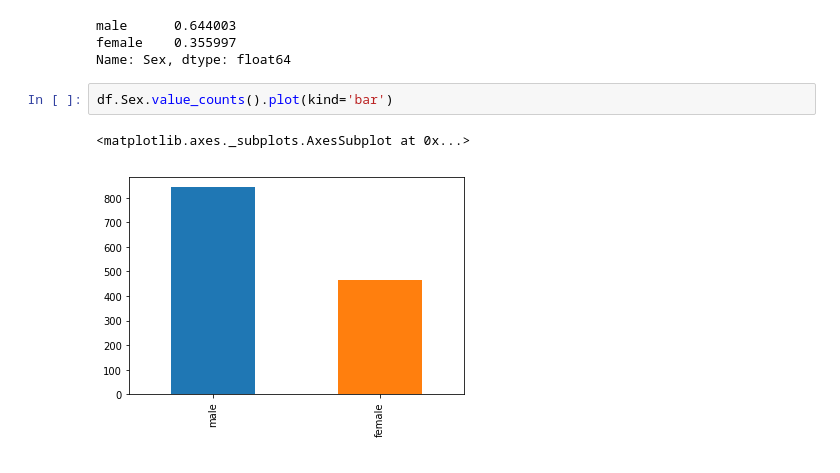
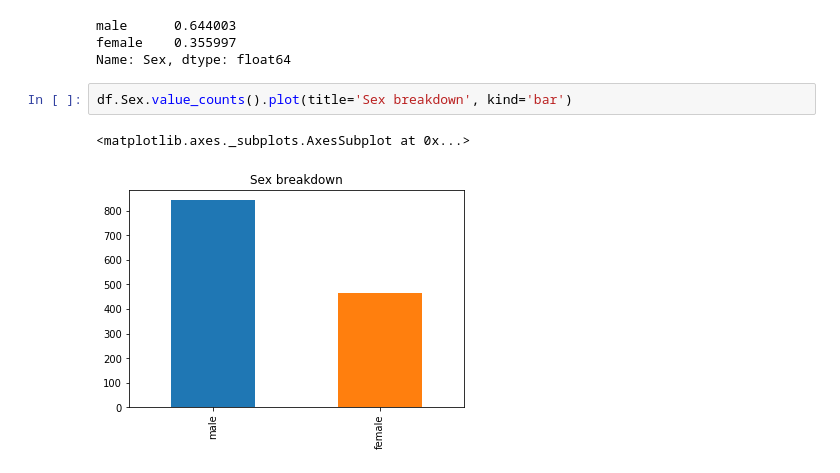
Before and after one commit to knair99/TitanicKaggleChallenge, a Jupyter notebook: titanic/notebooks/exploratory analysis of data.ipynb, the cells around one changed output. Drawn from its saved outputs; the diff is of its cells as text.

```diff
--- a/titanic/notebooks/exploratory analysis of data.ipynb
+++ b/titanic/notebooks/exploratory analysis of data.ipynb
@@ -187,7 +187,7 @@ male      0.644003
 female    0.355997
 Name: Sex, dtype: float64
 # %%
-df.Sex.value_counts().plot(kind='bar')
+df.Sex.value_counts().plot(title='Sex breakdown', kind='bar')
 # %% [output]
 <matplotlib.axes._subplots.AxesSubplot at 0x...>
-[figure, old version]
+[figure, new version]
```
Also changed, not shown: 1 other file.
